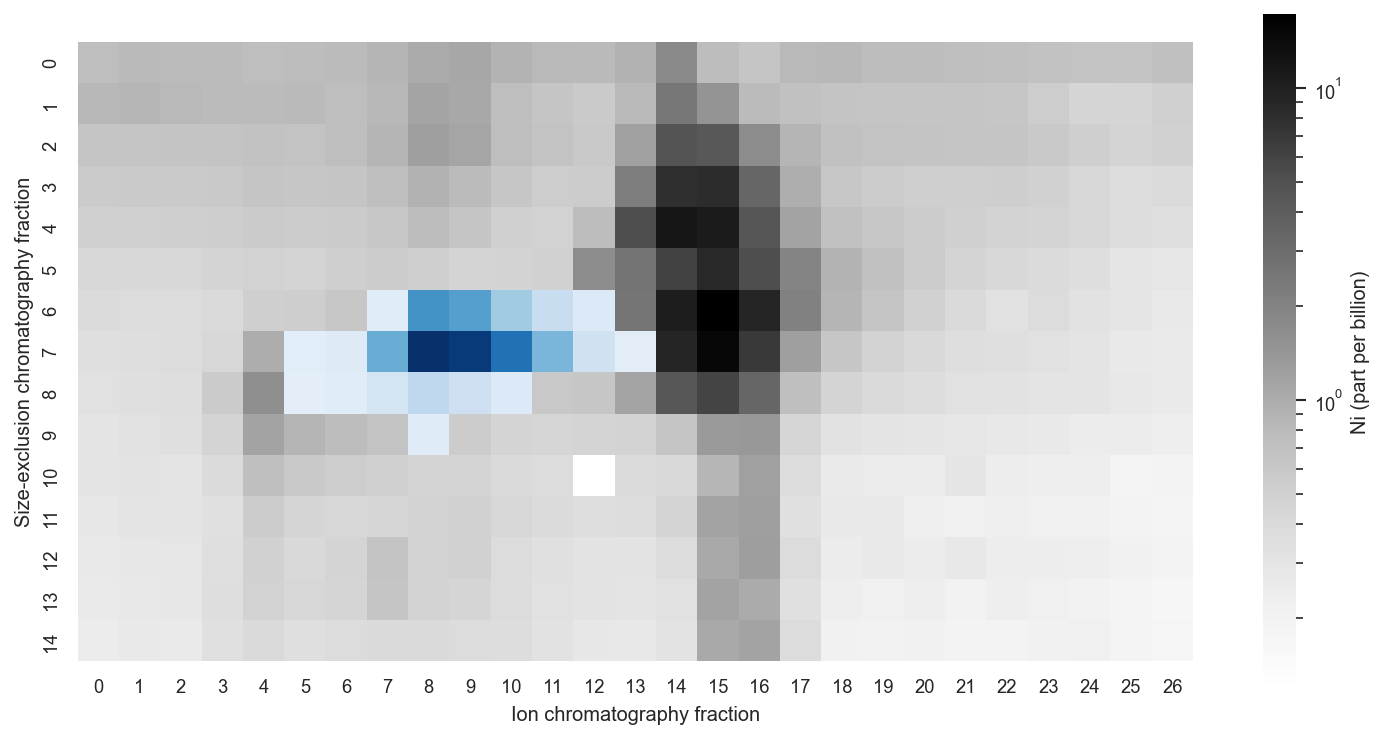
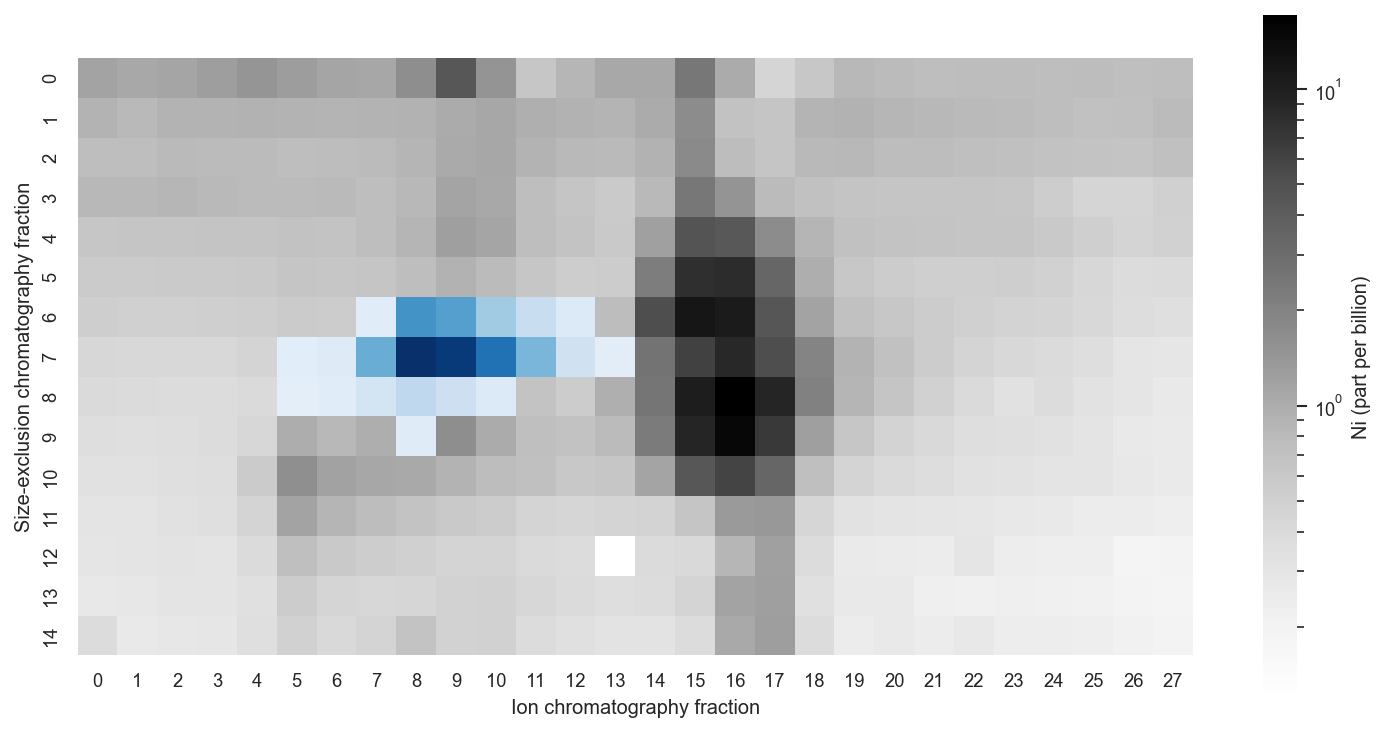
The change to this notebook cell's code, shown as a diff; its figure went from the first image to the second:
--- before
+++ after
@@ -11,6 +11,6 @@
 plt.xlabel("Ion chromatography fraction")
 
-plt.xlim([0, 27])
-plt.ylim([15,0])
+# plt.xlim([0, 27])
+# plt.ylim([15,0])
 
 plt.tight_layout()

Commit: Added OD dataframe for additional plots for figure 2.